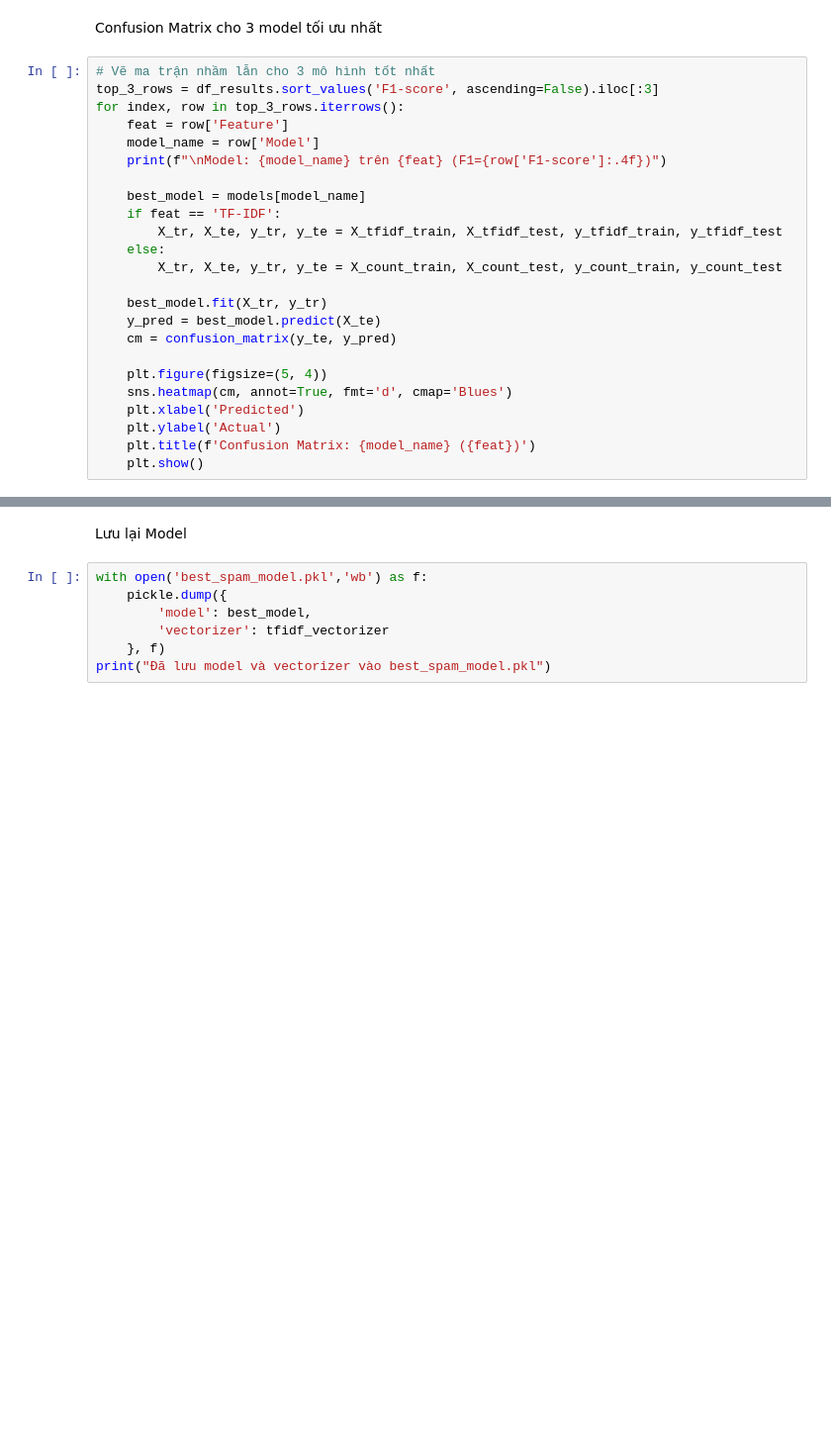
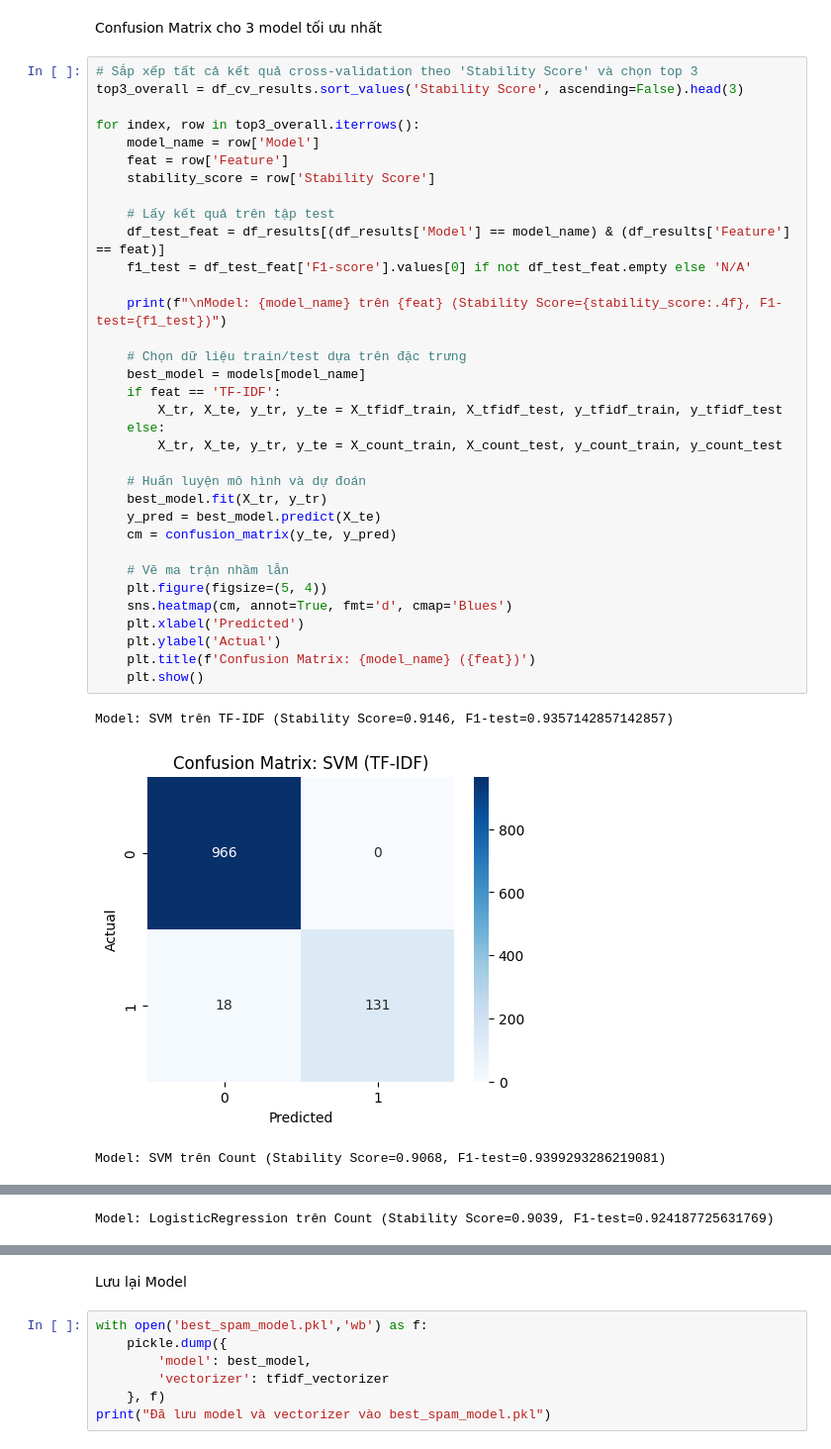
Before and after one commit to Cham0703/DU_AN_SPAM, a Jupyter notebook: main_email_detechtion.ipynb, the cells around one changed output, grey strips where cells are left out. Shown at 99% size. Drawn from its saved outputs; the diff is of its cells as text; blank space fills up the shorter version.

```diff
--- a/main_email_detechtion.ipynb
+++ b/main_email_detechtion.ipynb
@@ -337,26 +432,40 @@ for feat in ['Count', 'TF-IDF']:
 # %% [markdown]
 Confusion Matrix cho 3 model tối ưu nhất
 # %%
-# Vẽ ma trận nhầm lẫn cho 3 mô hình tốt nhất
-top_3_rows = df_results.sort_values('F1-score', ascending=False).iloc[:3]
-for index, row in top_3_rows.iterrows():
+# Sắp xếp tất cả kết quả cross-validation theo 'Stability Score' và chọn top 3
+top3_overall = df_cv_results.sort_values('Stability Score', ascending=False).head(3)
+
+for index, row in top3_overall.iterrows():
+    model_name = row['Model']
     feat = row['Feature']
-    model_name = row['Model']
-    print(f"\nModel: {model_name} trên {feat} (F1={row['F1-score']:.4f})")
+    stability_score = row['Stability Score']
 
+    # Lấy kết quả trên tập test
+    df_test_feat = df_results[(df_results['Model'] == model_name) & (df_results['Feature'] == feat)]
+    f1_test = df_test_feat['F1-score'].values[0] if not df_test_feat.empty else 'N/A'
+
+    print(f"\nModel: {model_name} trên {feat} (Stability Score={stability_score:.4f}, F1-test={f1_test})")
+
+    # Chọn dữ liệu train/test dựa trên đặc trưng
     best_model = models[model_name]
     if feat == 'TF-IDF':
         X_tr, X_te, y_tr, y_te = X_tfidf_train, X_tfidf_test, y_tfidf_train, y_tfidf_test
     else:
         X_tr, X_te, y_tr, y_te = X_count_train, X_count_test, y_count_train, y_count_test
 
+    # Huấn luyện mô hình và dự đoán
     best_model.fit(X_tr, y_tr)
     y_pred = best_model.predict(X_te)
     cm = confusion_matrix(y_te, y_pred)
 
+    # Vẽ ma trận nhầm lẫn
     plt.figure(figsize=(5, 4))
     sns.heatmap(cm, annot=True, fmt='d', cmap='Blues')
     plt.xlabel('Predicted')
     plt.ylabel('Actual')
     plt.title(f'Confusion Matrix: {model_name} ({feat})')
     plt.show()
+# %% [output]
+Model: SVM trên TF-IDF (Stability Score=0.9146, F1-test=0.9357142857142857)
+[figure, added]
+Model: SVM trên Count (Stability Score=0.9068, F1-test=0.9399293286219081)
@@ -362,0 +473 @@ for index, row in top_3_rows.iterrows():
+Model: LogisticRegression trên Count (Stability Score=0.9039, F1-test=0.924187725631769)
```
Also changed, not shown: parts of 10 cells of this notebook.
